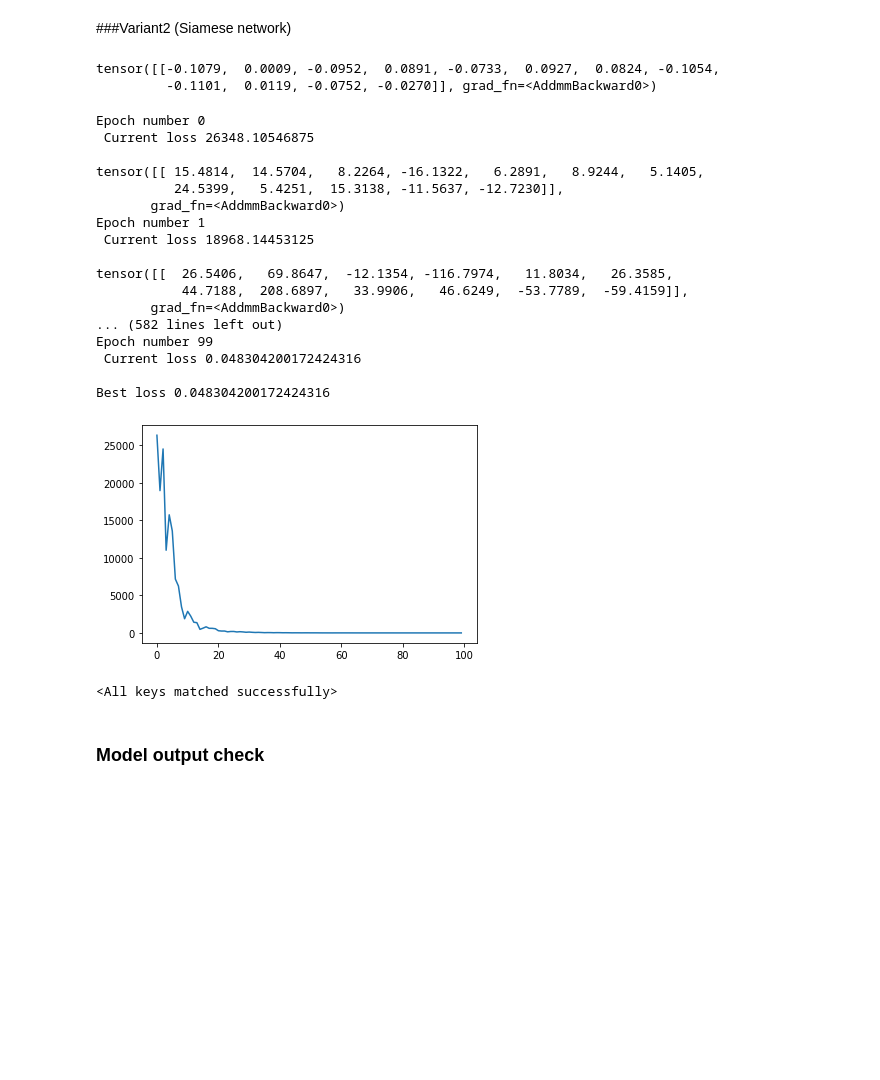
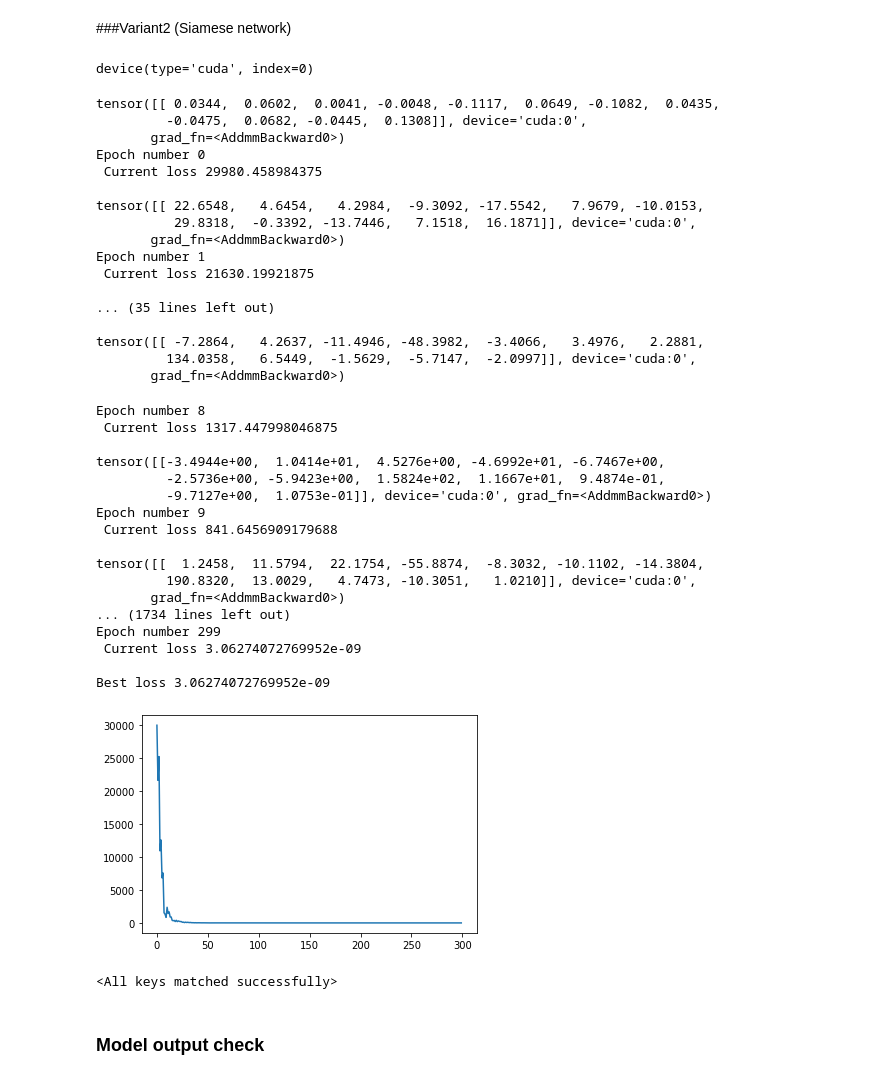
Before and after one commit to vhoma/ydata-viz-ai, a Jupyter notebook: NN_sharing_weights.ipynb, the cells around one changed output. Cells and saved outputs as stored; diff of their text form; code cells hidden in the pictures; blank space fills up the shorter version.

```diff
--- a/NN_sharing_weights.ipynb
+++ b/NN_sharing_weights.ipynb
@@ -51,3 +50,18 @@ Mounted at /content/drive
+# %%
+# (OPTIONAL) can run this to copy from drive and unzip
+
+from zipfile import ZipFile, BadZipFile
+
+# copy from drive to local storage
+!cp /content/drive/MyDrive/YDATA/viz-ai/data100.zip ./
+
+# unzip
+archive_path = "./data100.zip"
+with ZipFile(archive_path, 'r') as zip_obj:
+    zip_obj.extractall("./data/")
+
+# set main data dir
+home_path = "./data"
 # %%
 import torch
 import torch.nn as nn
@@ -384,13 +418,19 @@ class Siam_AirNet(nn.Module):
         #print(input_conc.shape)
         res = self.regression(input_conc)
         return res
+# %%
+device = torch.device("cuda:0" if torch.cuda.is_available() else "cpu")
+device
+# %% [output]
+device(type='cuda', index=0)
 # %%
 model2 = Siam_AirNet()
 model2.train()
+model2 = model2.to(device)
 criterion = nn.MSELoss(reduction='sum')
 optimizer = optim.Adam(model2.parameters(), lr = 0.005 )
 scheduler = lr_scheduler.StepLR(optimizer, step_size=15, gamma=0.8)
-num_epochs = 100
+num_epochs = 300
 # %%
 best_loss = np.inf
 loss_history = []
@@ -409,55 +449,73 @@ for epoch in range(num_epochs):
 
         # Zero the gradients
         optimizer.zero_grad()
+        x_gpu = x.to(device)
+        y_gpu = y.to(device)
+        matrix_gpu = matrix.to(device)
 
         # Pass in the two images into the network and obtain two outputs
-        res = model2(x, y)
+        res = model2(x_gpu, y_gpu)
         print(res)
 
         # Pass the outputs of the networks and label into the loss function
-        loss = criterion(res, matrix.flatten())
+        loss = criterion(res, matrix_gpu.flatten())
         # Calculate the backpropagation
         loss.backward()
 
         # Optimize
         optimizer.step()
         scheduler.step()
         # Every 10 batches print out the loss
 #        if i % 10 == 0 :
         print(f"Epoch number {epoch}\n Current loss {loss.item()}\n")
         #iteration_number += 10
 
         if best_loss > loss:
           best_loss = loss
           best_model_wts2 = copy.deepcopy(model2.state_dict())
 
         loss_history.append(loss.item())
 print(f'Best loss {best_loss}')
 
 plt.plot(range(num_epochs),loss_history)
 plt.show()
 model2.load_state_dict(best_model_wts2)
 # %% [output]
-tensor([[-0.1079,  0.0009, -0.0952,  0.0891, -0.0733,  0.0927,  0.0824, -0.1054,
-         -0.1101,  0.0119, -0.0752, -0.0270]], grad_fn=<AddmmBackward0>)
+tensor([[ 0.0344,  0.0602,  0.0041, -0.0048, -0.1117,  0.0649, -0.1082,  0.0435,
+         -0.0475,  0.0682, -0.0445,  0.1308]], device='cuda:0',
+       grad_fn=<AddmmBackward0>)
+Epoch number 0
+ Current loss 29980.458984375
+
+tensor([[ 22.6548,   4.6454,   4.2984,  -9.3092, -17.5542,   7.9679, -10.0153,
+          29.8318,  -0.3392, -13.7446,   7.1518,  16.1871]], device='cuda:0',
+       grad_fn=<AddmmBackward0>)
+Epoch number 1
+ Current loss 21630.19921875
+
+... (35 lines left out)
+
+tensor([[ -7.2864,   4.2637, -11.4946, -48.3982,  -3.4066,   3.4976,   2.2881,
+         134.0358,   6.5449,  -1.5629,  -5.7147,  -2.0997]], device='cuda:0',
+       grad_fn=<AddmmBackward0>)
-Epoch number 0
- Current loss 26348.10546875
+Epoch number 8
+ Current loss 1317.447998046875
 
-tensor([[ 15.4814,  14.5704,   8.2264, -16.1322,   6.2891,   8.9244,   5.1405,
-          24.5399,   5.4251,  15.3138, -11.5637, -12.7230]],
+tensor([[-3.4944e+00,  1.0414e+01,  4.5276e+00, -4.6992e+01, -6.7467e+00,
+         -2.5736e+00, -5.9423e+00,  1.5824e+02,  1.1667e+01,  9.4874e-01,
+         -9.7127e+00,  1.0753e-01]], device='cuda:0', grad_fn=<AddmmBackward0>)
+Epoch number 9
+ Current loss 841.6456909179688
+
+tensor([[  1.2458,  11.5794,  22.1754, -55.8874,  -8.3032, -10.1102, -14.3804,
+         190.8320,  13.0029,   4.7473, -10.3051,   1.0210]], device='cuda:0',
        grad_fn=<AddmmBackward0>)
-Epoch number 1
- Current loss 18968.14453125
+... (1734 lines left out)
+Epoch number 299
+ Current loss 3.06274072769952e-09
 
-tensor([[  26.5406,   69.8647,  -12.1354, -116.7974,   11.8034,   26.3585,
-           44.7188,  208.6897,   33.9906,   46.6249,  -53.7789,  -59.4159]],
-       grad_fn=<AddmmBackward0>)
-... (582 lines left out)
-Epoch number 99
- Current loss 0.048304200172424316
-
-Best loss 0.048304200172424316
+Best loss 3.06274072769952e-09
-[figure, old version]
+[figure, new version]
 <All keys matched successfully>
 # %% [markdown]
 ### Model output check
```
Also changed, not shown: parts of 18 cells of this notebook.
